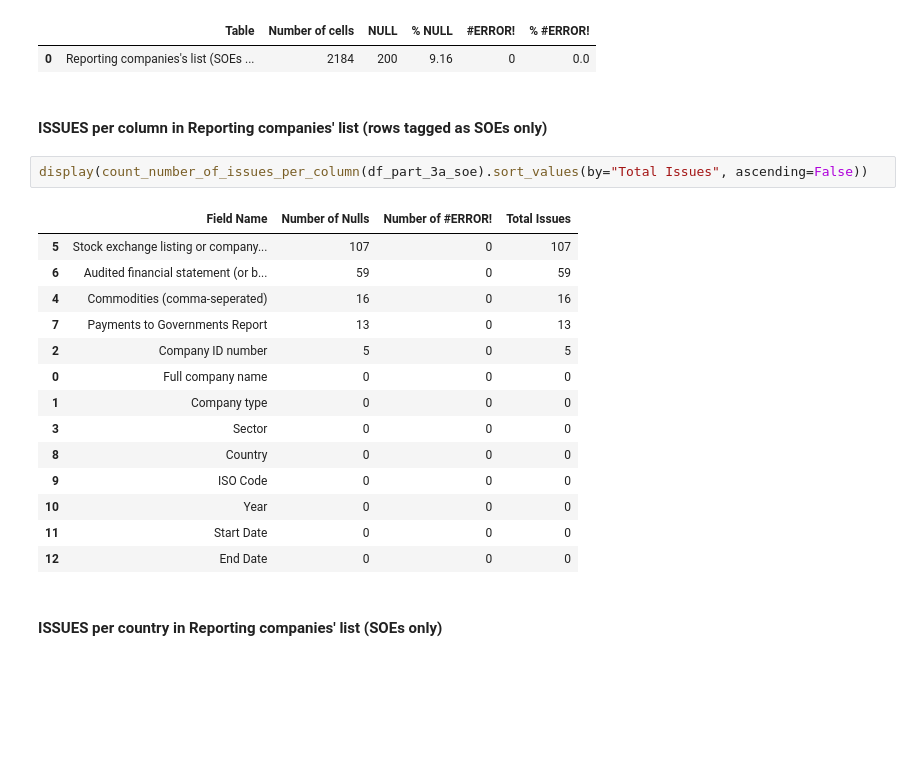
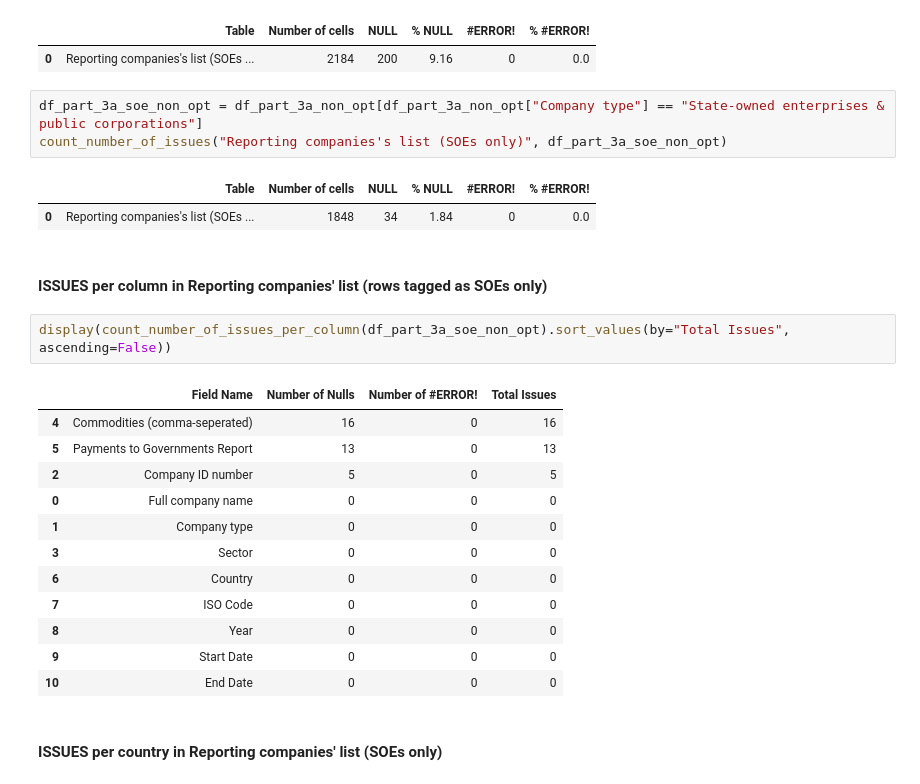
Before and after one commit to civicliteracies/EITI_SDT_data_verification_and_validation, a Jupyter notebook: 01 - Completeness and correctness.ipynb, the cells around one changed output. Saved outputs shown, nothing was run; the diff lists cells and outputs as text; blank space fills up the shorter version.

```diff
--- a/01 - Completeness and correctness.ipynb
+++ b/01 - Completeness and correctness.ipynb
@@ -977,25 +985,29 @@ count_number_of_issues("Reporting companies's list (SOEs only)", df_part_3a_soe)
 # %% [output]
 |  | Table | Number of cells | NULL | % NULL | #ERROR! | % #ERROR! |
 | 0 | Reporting companies's list (SOEs ... | 2184 | 200 | 9.16 | 0 | 0.0 |
+# %%
+df_part_3a_soe_non_opt = df_part_3a_non_opt[df_part_3a_non_opt["Company type"] == "State-owned enterprises & public corporations"]
+count_number_of_issues("Reporting companies's list (SOEs only)", df_part_3a_soe_non_opt)
+# %% [output]
+|  | Table | Number of cells | NULL | % NULL | #ERROR! | % #ERROR! |
+| 0 | Reporting companies's list (SOEs ... | 1848 | 34 | 1.84 | 0 | 0.0 |
 # %% [markdown]
 #### ISSUES per column in Reporting companies' list (rows tagged as SOEs only)
 # %%
-display(count_number_of_issues_per_column(df_part_3a_soe).sort_values(by="Total Issues", ascending=False))
+display(count_number_of_issues_per_column(df_part_3a_soe_non_opt).sort_values(by="Total Issues", ascending=False))
 # %% [output]
 |  | Field Name | Number of Nulls | Number of #ERROR! | Total Issues |
-| 5 | Stock exchange listing or company... | 107 | 0 | 107 |
-| 6 | Audited financial statement (or b... | 59 | 0 | 59 |
 | 4 | Commodities (comma-seperated) | 16 | 0 | 16 |
-| 7 | Payments to Governments Report | 13 | 0 | 13 |
+| 5 | Payments to Governments Report | 13 | 0 | 13 |
 | 2 | Company ID number | 5 | 0 | 5 |
 | 0 | Full company name | 0 | 0 | 0 |
 | 1 | Company type | 0 | 0 | 0 |
 | 3 | Sector | 0 | 0 | 0 |
-| 8 | Country | 0 | 0 | 0 |
-| 9 | ISO Code | 0 | 0 | 0 |
-| 10 | Year | 0 | 0 | 0 |
-| 11 | Start Date | 0 | 0 | 0 |
-| 12 | End Date | 0 | 0 | 0 |
+| 6 | Country | 0 | 0 | 0 |
+| 7 | ISO Code | 0 | 0 | 0 |
+| 8 | Year | 0 | 0 | 0 |
+| 9 | Start Date | 0 | 0 | 0 |
+| 10 | End Date | 0 | 0 | 0 |
 # %% [markdown]
 #### ISSUES per country in Reporting companies' list (SOEs only)
 # %%
```
Also changed, not shown: parts of 9 cells of this notebook, 1 other file.
